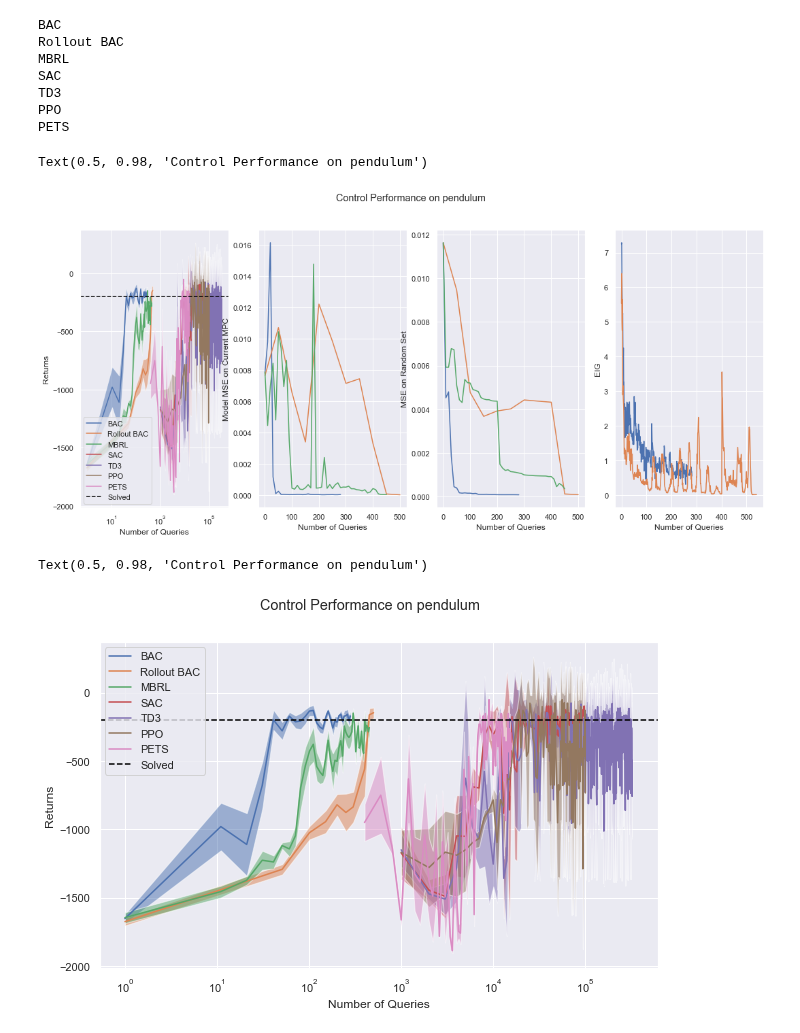
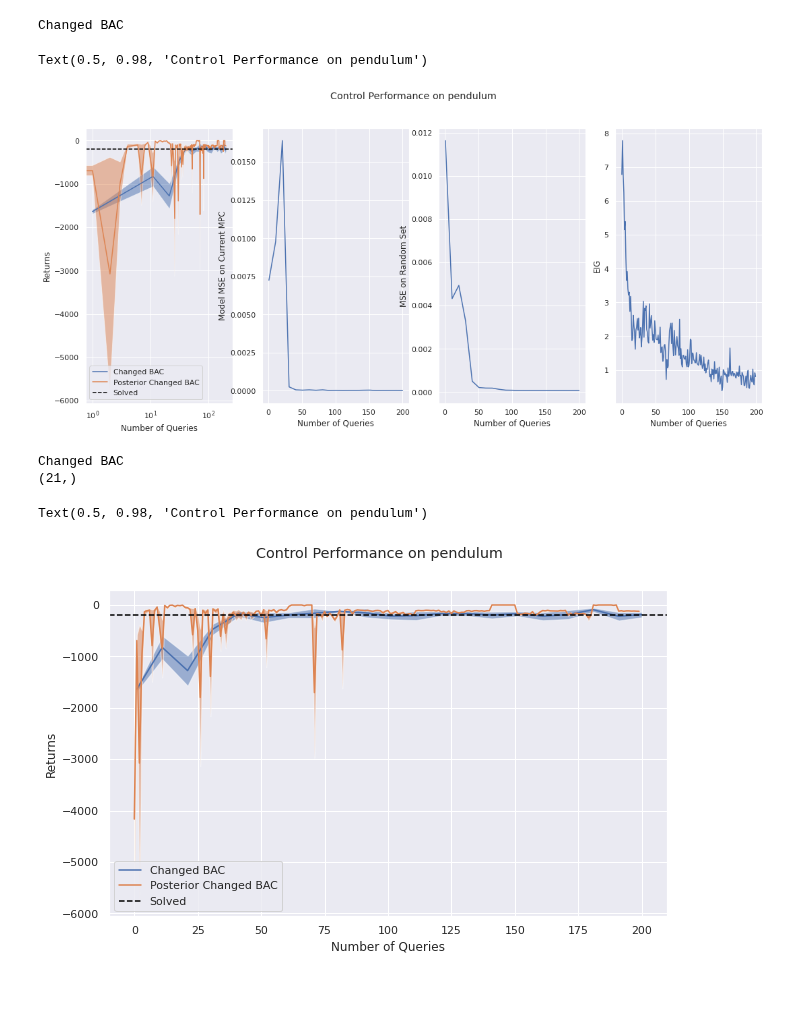
Before and after one commit to fusion-ml/trajectory-information-rl, a Jupyter notebook: notebooks/plot_returns.ipynb, the cells around one changed output. Cells and saved outputs as stored; diff of their text form; code cells hidden in the pictures; blank space fills up the shorter version.

Commit message:
updated notebook with posterior returns

```diff
--- a/notebooks/plot_returns.ipynb
+++ b/notebooks/plot_returns.ipynb
@@ -14,15 +14,17 @@ base_path = Path('../experiments')
 baseline_path = Path('../../bac-baselines/experiments')
 # %%
 env_name = 'pendulum'
+plot_posterior_returns = True
 # %%
 pend_paths = {# 'BAC (seed 12)': 'random_init_12_2021-08-05/10-02-01/',
-         'BAC': 'pend_norm_tele_mg_3mc_2021-08-16/21-16-21',
-         'Rollout BAC': 'rollout_bac_telenorm_multi_2021-08-17/22-44-48/',
-         'MBRL': 'default_2021-08-16/16-03-38',
-         'SAC': 'sac_pendulum_2021-08-31/10-25-17/',
-         'TD3': 'td3_pendulum_2021-08-31/16-43-52/',
-         'PPO': 'ppo_pendulum_2021-08-31/12-20-16/',
-         'PETS': 'pets_pendulum_2021-09-06/15-03-19/'
+         # 'BAC': 'pend_norm_tele_mg_3mc_2021-08-16/21-16-21',
+         # 'Rollout BAC': 'rollout_bac_telenorm_multi_2021-08-17/22-44-48/',
+         # 'MBRL': 'default_2021-08-16/16-03-38',
+         # 'SAC': 'sac_pendulum_2021-08-31/10-25-17/',
+         # 'TD3': 'td3_pendulum_2021-08-31/16-43-52/',
+         # 'PPO': 'ppo_pendulum_2021-08-31/12-20-16/',
+         # 'PETS': 'pets_pendulum_2021-09-06/15-03-19/',
+         'Changed BAC': 'changed_pend_bac_2021-09-06/14-15-52/',
         }
 # %%
 cartpole_paths = {
@@ -52,6 +54,10 @@ def process_bac(data):
 
     data['Eval Mean Returns'] = returns.mean(axis=1)
     data['Eval Std Returns'] = returns.std(axis=1) / np.sqrt(returns.shape[1])
+    if 'Posterior Returns' in data:
+        post_returns = np.array(data['Posterior Returns'])
+        data['Posterior Mean Returns'] = post_returns.mean(axis=1)
+        data['Posterior Std Returns'] = post_returns.std(axis=1) / np.sqrt(post_returns.shape[-1])
     return data
 
 def process_baseline(data):
@@ -82,13 +88,7 @@ for key, path in paths.items():
         continue
     print(f"Data for {key} not found!")
 # %% [output]
-BAC
-Rollout BAC
-MBRL
-SAC
-TD3
-PPO
-PETS
+Changed BAC
 # %%
 fig, [ax1, ax2, ax3, ax4] = plt.subplots(1, 4, figsize=(18, 7.5))
 for key, vals in data.items():
@@ -111,6 +111,13 @@ for key, vals in data.items():
         ax4.plot(acqs, label=key)
     else:
         ax4.plot([], label=key)
+    if plot_posterior_returns and 'Posterior Mean Returns' in vals:
+        prmean = vals["Posterior Mean Returns"]
+        prstderr = vals["Posterior Std Returns"]
+        post_label = f'Posterior {key}'
+        prnx = np.arange(prmean.shape[0])
+        ax1.plot(prnx, prmean, label=post_label)
+        ax1.fill_between(prnx, prmean - prstderr, prmean + prstderr, alpha=0.5)
 
 
 ax1.set_xlabel('Number of Queries')
@@ -127,24 +134,35 @@ ax1.set_xscale('log')
 fig.suptitle(f"Control Performance on {env_name}")
 # %% [output]
 Text(0.5, 0.98, 'Control Performance on pendulum')
-[figure, old version]
+[figure, new version]
 # %%
 fig, ax = plt.subplots(figsize=(10,6))
 for key, vals in data.items():
     rmean = vals["Eval Mean Returns"]
+    print(key)
+    print(rmean.shape)
     rstderr = vals["Eval Std Returns"]
     ndata = vals['Eval ndata']
     ax.plot(ndata, rmean, label=key)
     ax.fill_between(ndata, rmean - rstderr, rmean + rstderr, alpha=0.5)
+    if plot_posterior_returns and 'Posterior Mean Returns' in vals:
+        prmean = vals["Posterior Mean Returns"]
+        prstderr = vals["Posterior Std Returns"]
+        post_label = f'Posterior {key}'
+        prnx = np.arange(prmean.shape[0])
+        ax.plot(prnx, prmean, label=post_label)
+        ax.fill_between(prnx, prmean - prstderr, prmean + prstderr, alpha=0.5)
 ax.set_xlabel('Number of Queries')
 ax.set_ylabel('Returns')
 ax.axhline(gt_val, color='black', linestyle='--', label='Solved')
 ax.legend()
-ax.set_xscale('log')
+# ax.set_xscale('log')
 fig.suptitle(f"Control Performance on {env_name}")
 # %% [output]
-Text(0.5, 0.98, 'Control Performance on pendulum')
+Changed BAC
+(21,)
+Text(0.5, 0.98, 'Control Performance on pendulum')
-[figure, old version]
+[figure, new version]
 # %%
 plt.plot(data['BAC']['Eval ndata'], np.mean(data['BAC']['Eval Returns'], axis=1))
 # %% [output]
```
Also changed, not shown: parts of 1 cell of this notebook.
